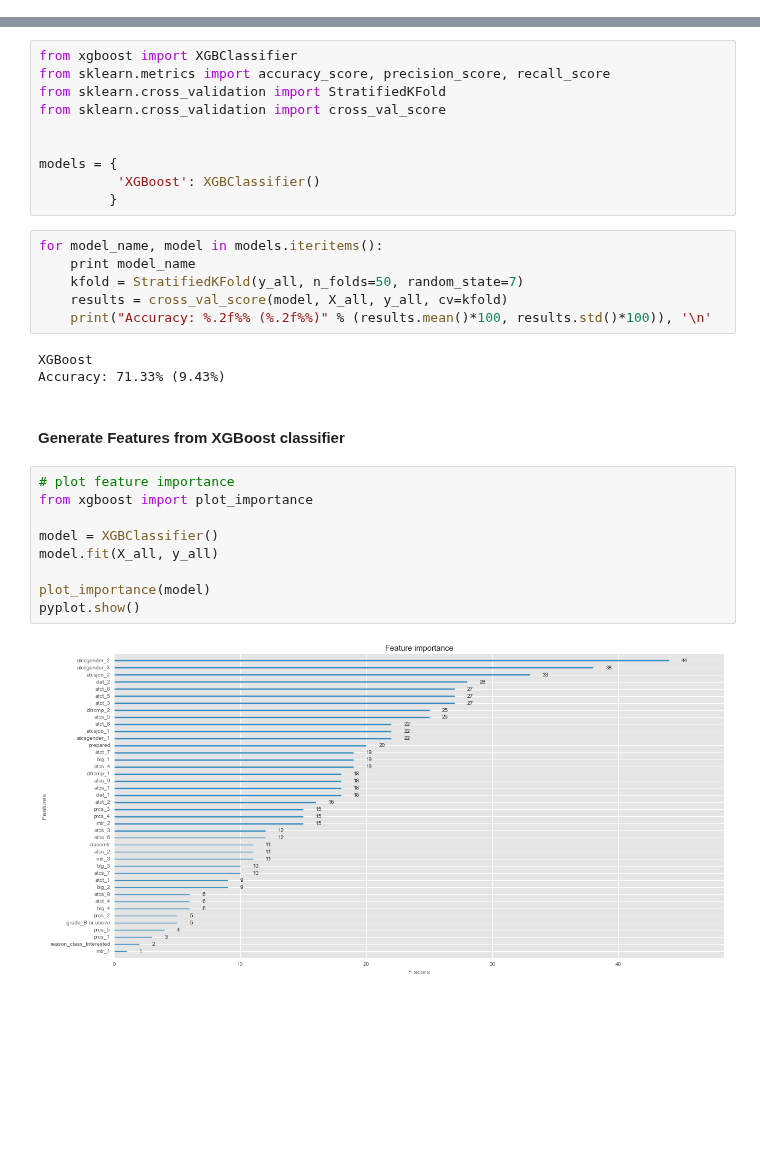
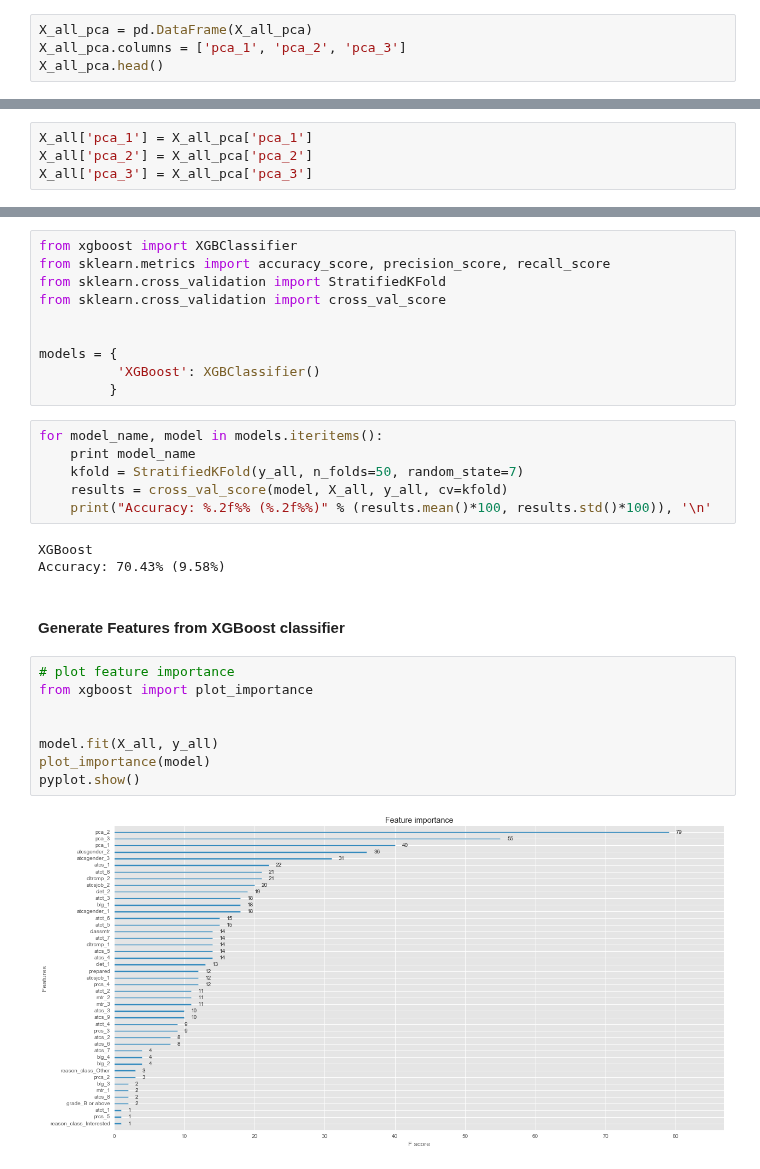
Before and after one commit to omoju/IntroCSExperiencePrediction, a Jupyter notebook: genderedCSExperience.ipynb, the cells around one changed output, grey strips where cells are left out. Cells and saved outputs as stored; diff of their text form; blank space fills up the shorter version.

Commit message:
feat: Adding pca transformed data to training data

```diff
--- a/genderedCSExperience.ipynb
+++ b/genderedCSExperience.ipynb
@@ -337,3 +337,7 @@ print("Projecting the input data on the eigenfaces orthonormal basis")
 X_all_pca = pca.transform(X_all)
 # %% [output]
 Projecting the input data on the eigenfaces orthonormal basis
+# %%
+X_all_pca = pd.DataFrame(X_all_pca)
+X_all_pca.columns = ['pca_1', 'pca_2', 'pca_3']
+X_all_pca.head()
@@ -339,0 +351,4 @@ Projecting the input data on the eigenfaces orthonormal basis
+# %%
+X_all['pca_1'] = X_all_pca['pca_1']
+X_all['pca_2'] = X_all_pca['pca_2']
+X_all['pca_3'] = X_all_pca['pca_3']
@@ -359,20 +389,19 @@ for model_name, model in models.iteritems():
     print("Accuracy: %.2f%% (%.2f%%)" % (results.mean()*100, results.std()*100)), '\n'
 # %% [output]
 XGBoost
-Accuracy: 71.33% (9.43%)
+Accuracy: 70.43% (9.58%)
 # %% [markdown]
 #### Generate Features from XGBoost classifier
 # %%
 # plot feature importance
 from xgboost import plot_importance
 
-model = XGBClassifier()
+
 model.fit(X_all, y_all)
-
 plot_importance(model)
 pyplot.show()
 # %% [output]
-[figure, old version]
+[figure, new version]
 # %%
 import xgboost as xgb
 
```
Also changed, not shown: parts of 8 cells of this notebook, 5 other files.
